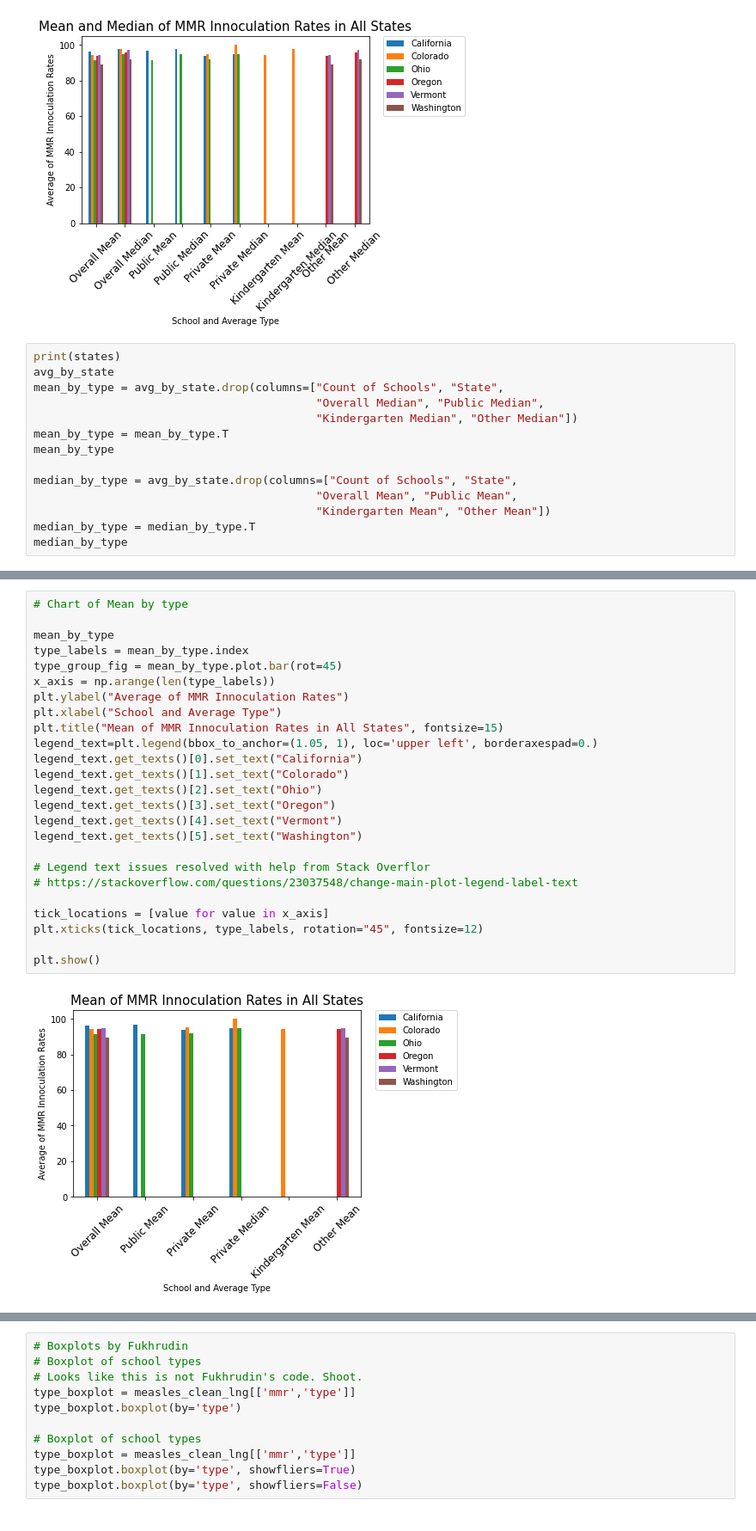
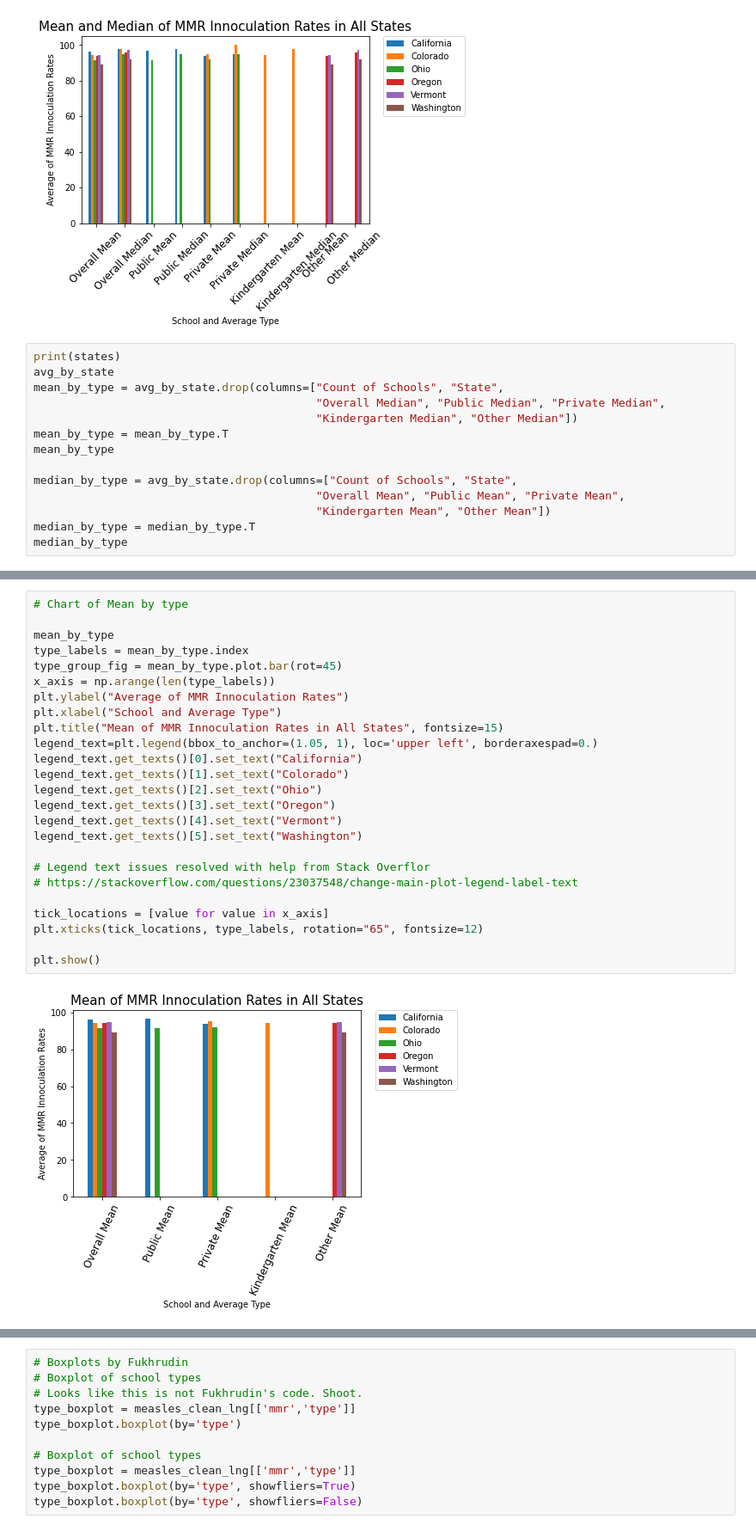
Before and after one commit to mel-c-lowe/UMN_Bootcamp_Project_One, a Jupyter notebook: MMR Vaccinations Trends.ipynb, the cells around one changed output, grey strips where cells are left out. Shown at 86% size. Cells and saved outputs as stored; diff of their text form.

```diff
--- a/MMR Vaccinations Trends.ipynb
+++ b/MMR Vaccinations Trends.ipynb
@@ -498,13 +498,13 @@ plt.show()
 print(states)
 avg_by_state
 mean_by_type = avg_by_state.drop(columns=["Count of Schools", "State",
-                                          "Overall Median", "Public Median",
+                                          "Overall Median", "Public Median", "Private Median",
                                           "Kindergarten Median", "Other Median"])
 mean_by_type = mean_by_type.T
 mean_by_type
 
 median_by_type = avg_by_state.drop(columns=["Count of Schools", "State",
-                                          "Overall Mean", "Public Mean",
+                                          "Overall Mean", "Public Mean", "Private Mean",
                                           "Kindergarten Mean", "Other Mean"])
 median_by_type = median_by_type.T
 median_by_type
@@ -520,30 +519,30 @@ median_by_type
 # %%
 # Chart of Mean by type
 
 mean_by_type
 type_labels = mean_by_type.index
 type_group_fig = mean_by_type.plot.bar(rot=45)
 x_axis = np.arange(len(type_labels))
 plt.ylabel("Average of MMR Innoculation Rates")
 plt.xlabel("School and Average Type")
 plt.title("Mean of MMR Innoculation Rates in All States", fontsize=15)
 legend_text=plt.legend(bbox_to_anchor=(1.05, 1), loc='upper left', borderaxespad=0.)
 legend_text.get_texts()[0].set_text("California")
 legend_text.get_texts()[1].set_text("Colorado")
 legend_text.get_texts()[2].set_text("Ohio")
 legend_text.get_texts()[3].set_text("Oregon")
 legend_text.get_texts()[4].set_text("Vermont")
 legend_text.get_texts()[5].set_text("Washington")
 
 # Legend text issues resolved with help from Stack Overflor
 # https://stackoverflow.com/questions/23037548/change-main-plot-legend-label-text
 
 tick_locations = [value for value in x_axis]
-plt.xticks(tick_locations, type_labels, rotation="45", fontsize=12)
+plt.xticks(tick_locations, type_labels, rotation="65", fontsize=12)
 
 plt.show()
 # %% [output]
-[figure, old version]
+[figure, new version]
 # %%
 # Chart for Median only
 
```
Also changed, not shown: parts of 4 cells of this notebook.
